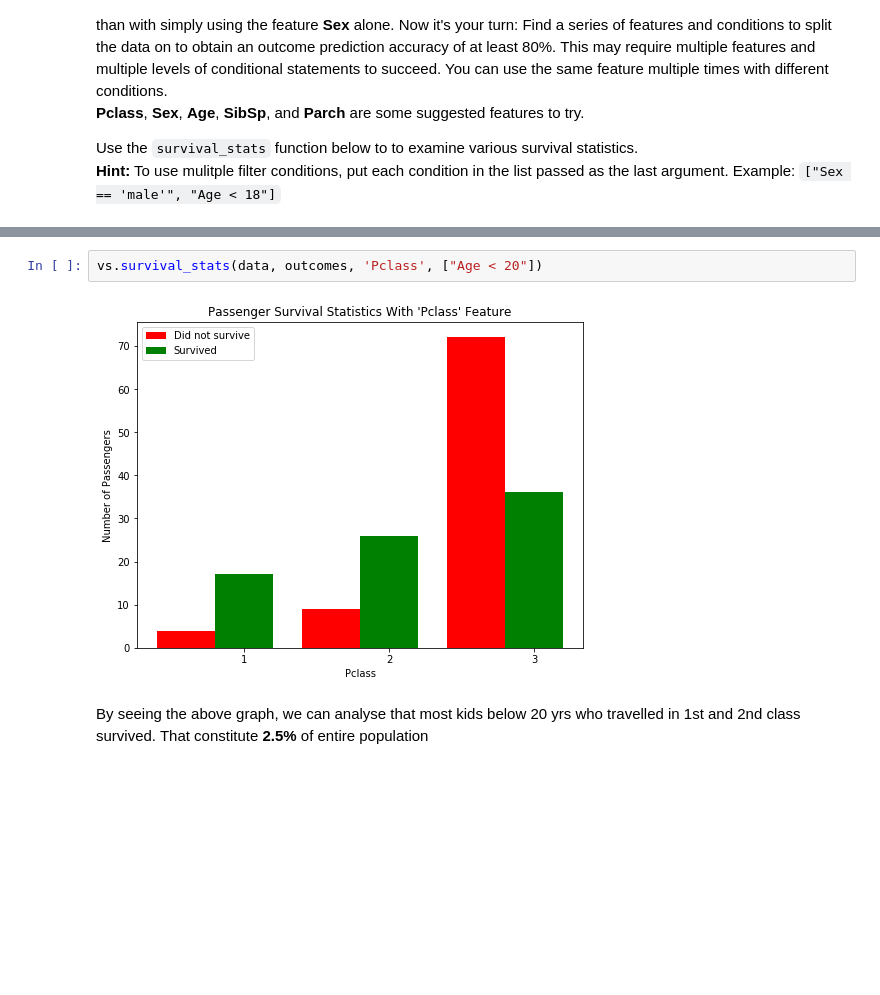
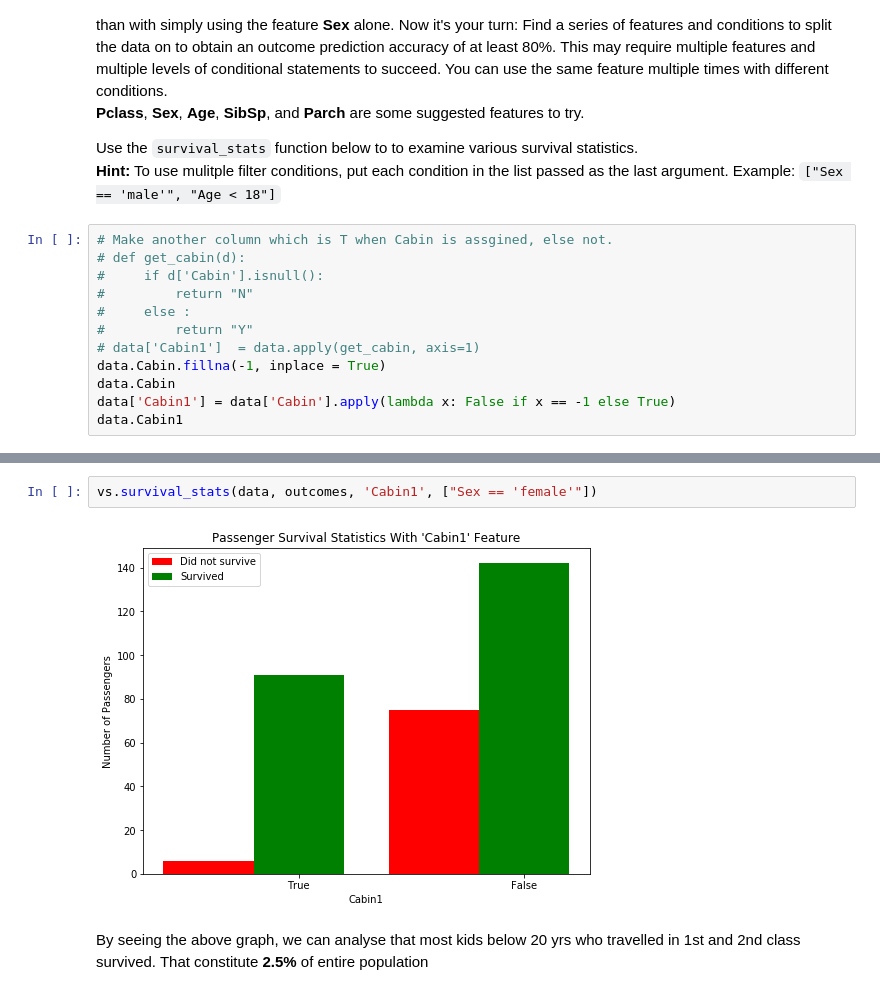
Before and after one commit to karthikcs/machine-learning, a Jupyter notebook: projects/titanic_survival_exploration/titanic_survival_exploration.ipynb, the cells around one changed output, grey strips where cells are left out. Saved outputs shown, nothing was run; the diff lists cells and outputs as text; blank space fills up the shorter version.

```diff
--- a/projects/titanic_survival_exploration/titanic_survival_exploration.ipynb
+++ b/projects/titanic_survival_exploration/titanic_survival_exploration.ipynb
@@ -221,3 +221,15 @@ Adding the feature **Age** as a condition in conjunction with **Sex** improves t
 
 Use the `survival_stats` function below to to examine various survival statistics.
 **Hint:** To use mulitple filter conditions, put each condition in the list passed as the last argument. Example: `["Sex == 'male'", "Age < 18"]`
+# %%
+# Make another column which is T when Cabin is assgined, else not.
+# def get_cabin(d):
+#     if d['Cabin'].isnull():
+#         return "N"
+#     else :
+#         return "Y"
+# data['Cabin1']  = data.apply(get_cabin, axis=1)
+data.Cabin.fillna(-1, inplace = True)
+data.Cabin
+data['Cabin1'] = data['Cabin'].apply(lambda x: False if x == -1 else True)
+data.Cabin1
@@ -224,7 +254,7 @@ Use the `survival_stats` function below to to examine various survival statistic
 # %%
-vs.survival_stats(data, outcomes, 'Pclass', ["Age < 20"])
+vs.survival_stats(data, outcomes, 'Cabin1', ["Sex == 'female'"])
 # %% [output]
-[figure, old version]
+[figure, new version]
 # %% [markdown]
 By seeing the above graph, we can analyse that most kids below 20 yrs who travelled in 1st and 2nd class survived. That constitute **2.5%** of entire population
 # %%
```
Also changed, not shown: parts of 3 cells of this notebook, 1 other file.
